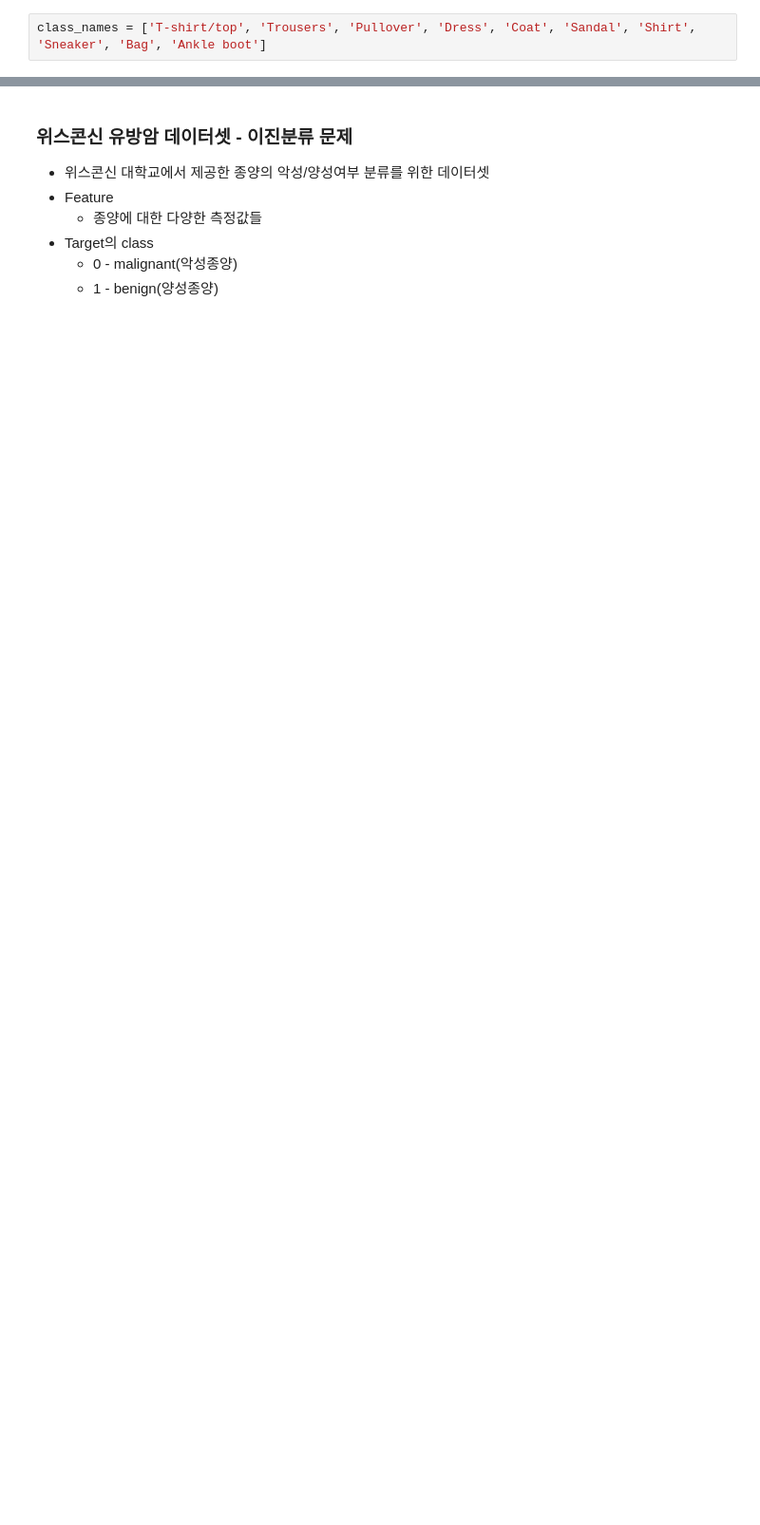
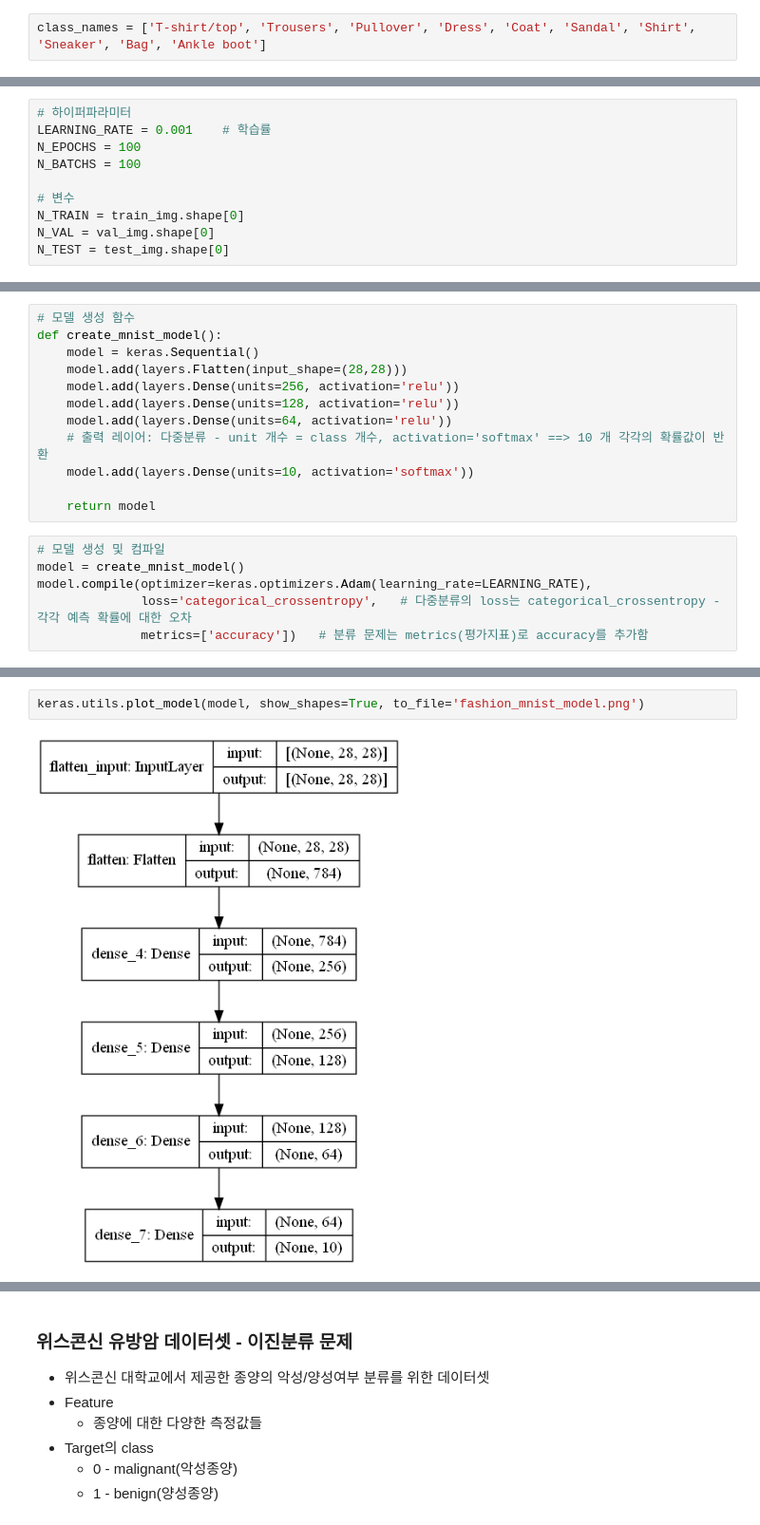
Before and after one commit to purple-cabbage0030/class_review, a Jupyter notebook: 13.deepLearning/04_DNN_분류_회귀.ipynb, the cells around one changed output, grey strips where cells are left out. Shown at 95% size. Cells and saved outputs as stored; diff of their text form; blank space fills up the shorter version.

```diff
--- a/13.deepLearning/04_DNN_분류_회귀.ipynb
+++ b/13.deepLearning/04_DNN_분류_회귀.ipynb
@@ -510,0 +693,10 @@ class_names = ['T-shirt/top', 'Trousers', 'Pullover', 'Dress', 'Coat', 'Sandal',
+# %%
+# 하이퍼파라미터
+LEARNING_RATE = 0.001    # 학습률
+N_EPOCHS = 100
+N_BATCHS = 100
+
+# 변수
+N_TRAIN = train_img.shape[0]
+N_VAL = val_img.shape[0]
+N_TEST = test_img.shape[0]
@@ -510,0 +749,18 @@ class_names = ['T-shirt/top', 'Trousers', 'Pullover', 'Dress', 'Coat', 'Sandal',
+# %%
+# 모델 생성 함수
+def create_mnist_model():
+    model = keras.Sequential()
+    model.add(layers.Flatten(input_shape=(28,28)))
+    model.add(layers.Dense(units=256, activation='relu'))
+    model.add(layers.Dense(units=128, activation='relu'))
+    model.add(layers.Dense(units=64, activation='relu'))
+    # 출력 레이어: 다중분류 - unit 개수 = class 개수, activation='softmax' ==> 10 개 각각의 확률값이 반환
+    model.add(layers.Dense(units=10, activation='softmax'))
+
+    return model
+# %%
+# 모델 생성 및 컴파일
+model = create_mnist_model()
+model.compile(optimizer=keras.optimizers.Adam(learning_rate=LEARNING_RATE),
+              loss='categorical_crossentropy',   # 다중분류의 loss는 categorical_crossentropy - 각각 예측 확률에 대한 오차
+              metrics=['accuracy'])   # 분류 문제는 metrics(평가지표)로 accuracy를 추가함
@@ -510,0 +788,4 @@ class_names = ['T-shirt/top', 'Trousers', 'Pullover', 'Dress', 'Coat', 'Sandal',
+# %%
+keras.utils.plot_model(model, show_shapes=True, to_file='fashion_mnist_model.png')
+# %% [output]
+[figure, added]
```
Also changed, not shown: parts of 47 cells of this notebook.
